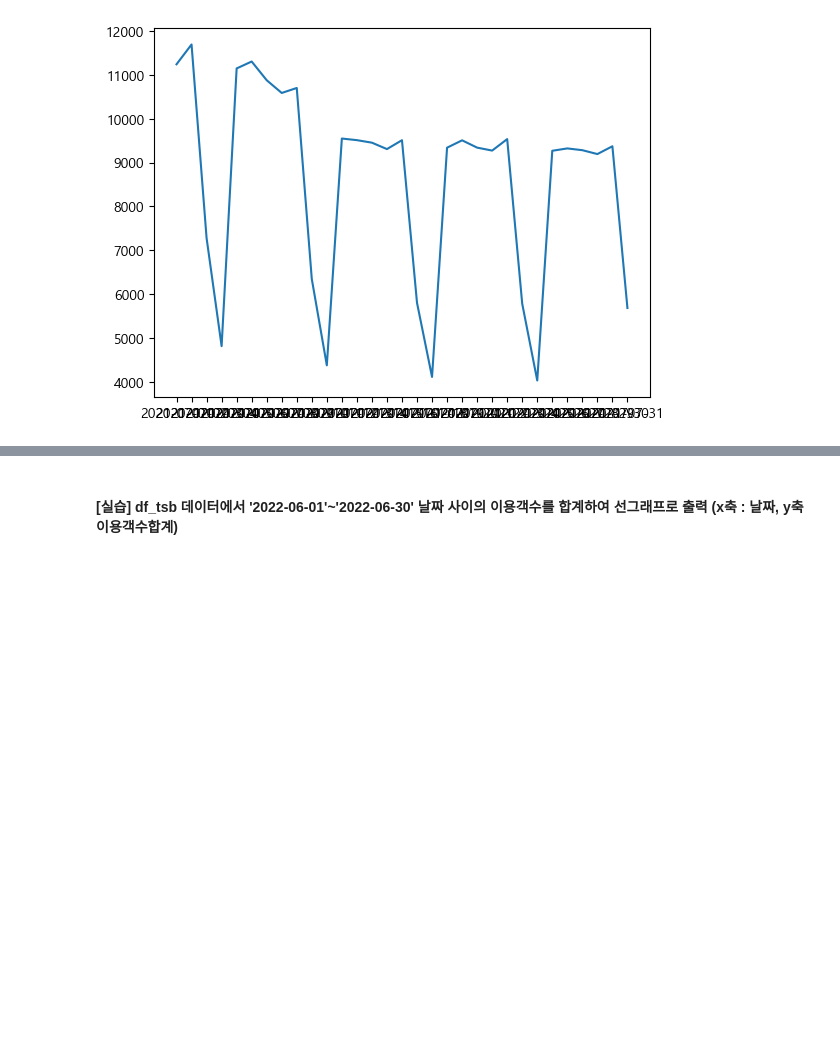
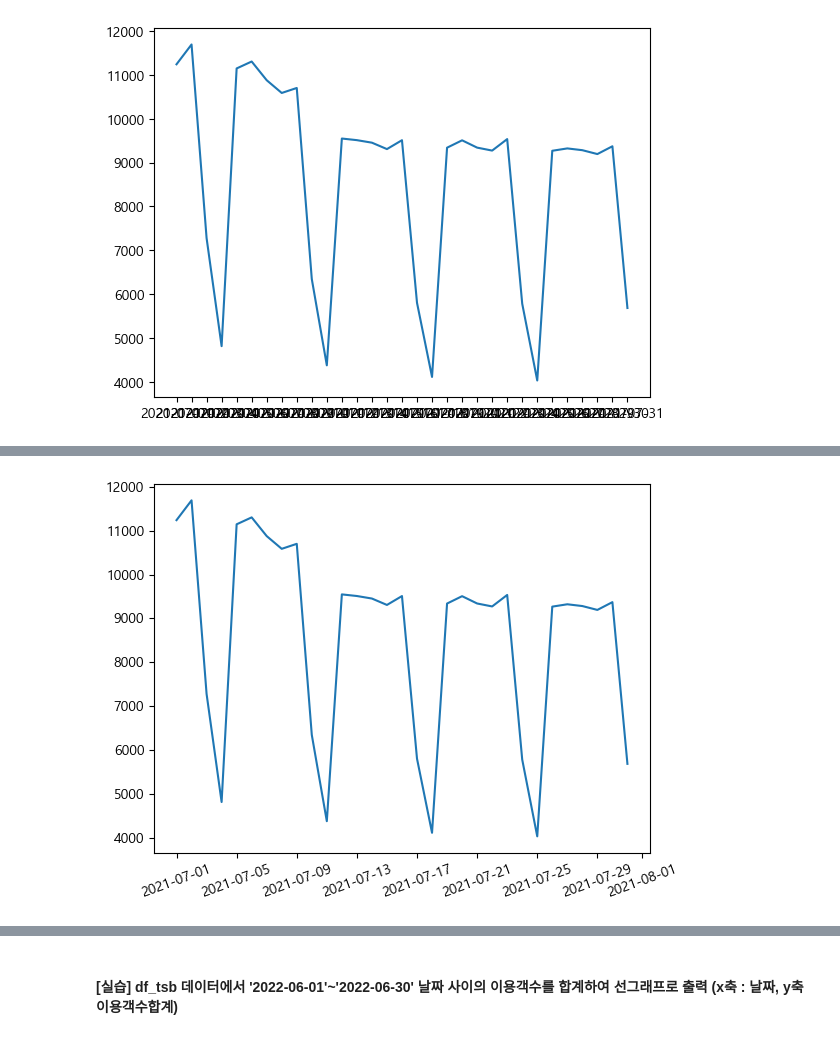
Before and after one commit to dnjsclf145/CDsamsung, a Jupyter notebook: 실습자료/06_데이터 시각화.ipynb, the cells around one changed output, grey strips where cells are left out. Cells and saved outputs as stored; diff of their text form; code cells hidden in the pictures; blank space fills up the shorter version.

```diff
--- a/실습자료/06_데이터 시각화.ipynb
+++ b/실습자료/06_데이터 시각화.ipynb
@@ -154,0 +142,10 @@ plt.show()
+# %%
+g_subway = df_subway.groupby('사용일자',as_index = False)['승차총승객수'].mean()
+
+x = g_subway['사용일자'].astype('datetime64')
+y = g_subway['승차총승객수']
+plt.plot(x, y)
+plt.xticks(rotation=20)
+plt.show()
+# %% [output]
+[figure, added]
```
Also changed, not shown: parts of 14 cells of this notebook, 6 other files.
